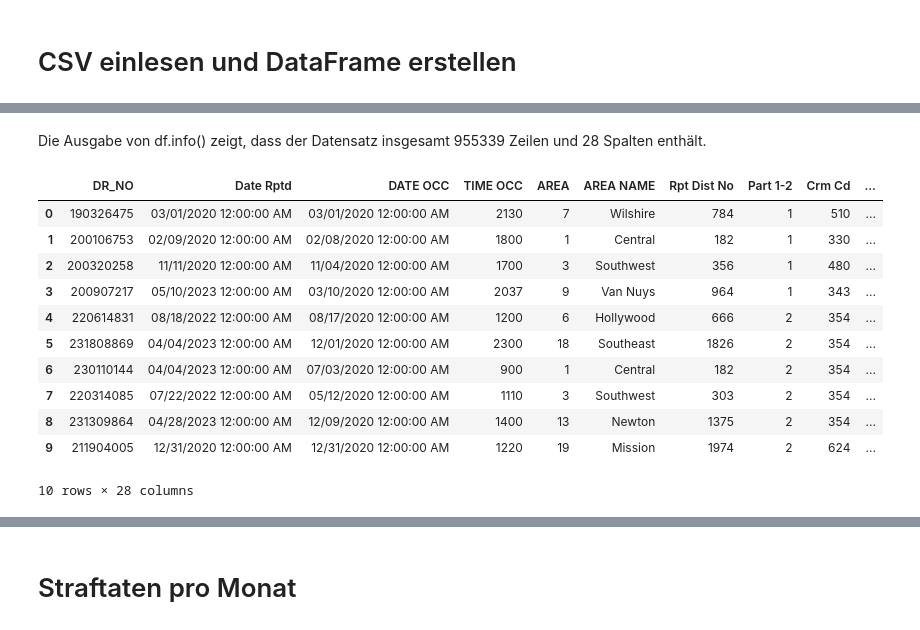
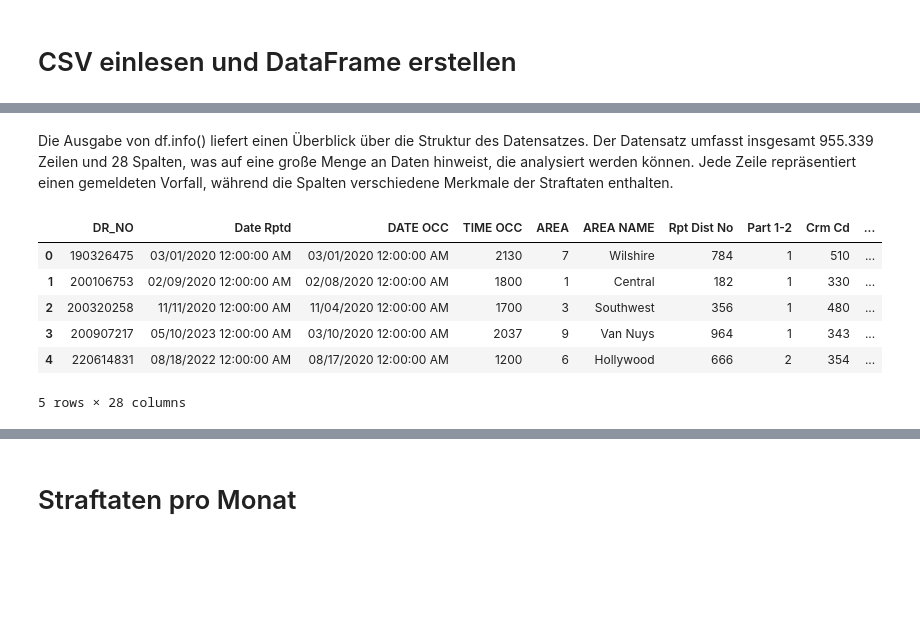
Before and after one commit to Baenji/DIP, a Jupyter notebook: crime.ipynb, the cells around one changed output, grey strips where cells are left out. Saved outputs shown, nothing was run; the diff lists cells and outputs as text; code cells hidden in the pictures; blank space fills up the shorter version.

```diff
--- a/crime.ipynb
+++ b/crime.ipynb
@@ -40,19 +44,14 @@ Data columns (total 28 columns):
 dtypes: float64(8), int64(7), object(13)
 memory usage: 204.1+ MB
 # %% [markdown]
-Die Ausgabe von df.info() zeigt, dass der Datensatz insgesamt 955339 Zeilen und 28 Spalten enthält.
+Die Ausgabe von df.info() liefert einen Überblick über die Struktur des Datensatzes. Der Datensatz umfasst insgesamt 955.339 Zeilen und 28 Spalten, was auf eine große Menge an Daten hinweist, die analysiert werden können. Jede Zeile repräsentiert einen gemeldeten Vorfall, während die Spalten verschiedene Merkmale der Straftaten enthalten.
 # %%
-df.head(10)
+df.head(5)
 # %% [output]
 |  | DR_NO | Date Rptd | DATE OCC | TIME OCC | AREA | AREA NAME | Rpt Dist No | Part 1-2 | Crm Cd | ... |
 | 0 | 190326475 | 03/01/2020 12:00:00 AM | 03/01/2020 12:00:00 AM | 2130 | 7 | Wilshire | 784 | 1 | 510 | ... |
 | 1 | 200106753 | 02/09/2020 12:00:00 AM | 02/08/2020 12:00:00 AM | 1800 | 1 | Central | 182 | 1 | 330 | ... |
 | 2 | 200320258 | 11/11/2020 12:00:00 AM | 11/04/2020 12:00:00 AM | 1700 | 3 | Southwest | 356 | 1 | 480 | ... |
 | 3 | 200907217 | 05/10/2023 12:00:00 AM | 03/10/2020 12:00:00 AM | 2037 | 9 | Van Nuys | 964 | 1 | 343 | ... |
 | 4 | 220614831 | 08/18/2022 12:00:00 AM | 08/17/2020 12:00:00 AM | 1200 | 6 | Hollywood | 666 | 2 | 354 | ... |
-| 5 | 231808869 | 04/04/2023 12:00:00 AM | 12/01/2020 12:00:00 AM | 2300 | 18 | Southeast | 1826 | 2 | 354 | ... |
-| 6 | 230110144 | 04/04/2023 12:00:00 AM | 07/03/2020 12:00:00 AM | 900 | 1 | Central | 182 | 2 | 354 | ... |
-| 7 | 220314085 | 07/22/2022 12:00:00 AM | 05/12/2020 12:00:00 AM | 1110 | 3 | Southwest | 303 | 2 | 354 | ... |
-| 8 | 231309864 | 04/28/2023 12:00:00 AM | 12/09/2020 12:00:00 AM | 1400 | 13 | Newton | 1375 | 2 | 354 | ... |
-| 9 | 211904005 | 12/31/2020 12:00:00 AM | 12/31/2020 12:00:00 AM | 1220 | 19 | Mission | 1974 | 2 | 624 | ... |
-10 rows × 28 columns
+5 rows × 28 columns
```
Also changed, not shown: parts of 21 cells of this notebook.
